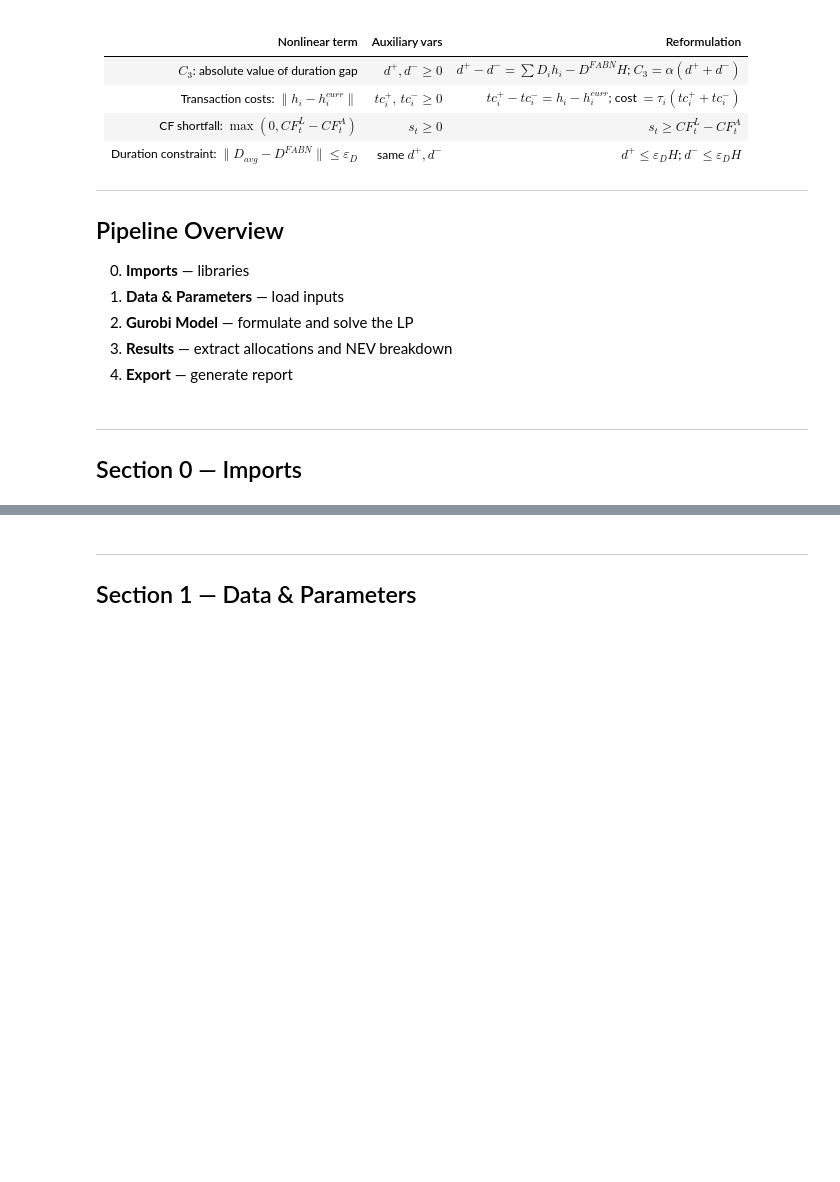
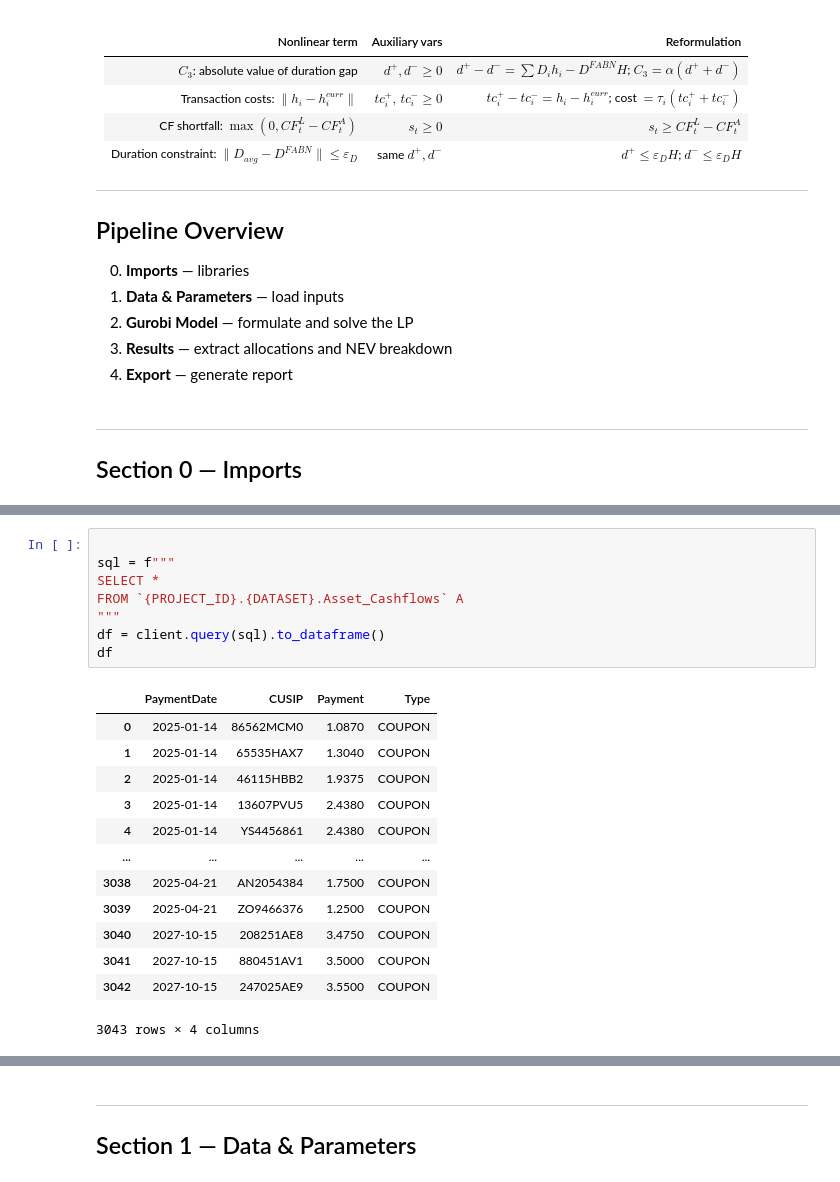
Before and after one commit to tutur787/Pyxidr-Capstone-Project, a Jupyter notebook: Optimization/FABN_Optimizer_Gurobi.ipynb, the cells around one changed output, grey strips where cells are left out. Saved outputs shown, nothing was run; the diff lists cells and outputs as text; blank space fills up the shorter version.

```diff
--- a/Optimization/FABN_Optimizer_Gurobi.ipynb
+++ b/Optimization/FABN_Optimizer_Gurobi.ipynb
@@ -69,0 +111,22 @@ print(f"Connected to project: {client.project}")
+# %%
+
+sql = f"""
+SELECT *
+FROM `{PROJECT_ID}.{DATASET}.Asset_Cashflows` A
+"""
+df = client.query(sql).to_dataframe()
+df
+# %% [output]
+|  | PaymentDate | CUSIP | Payment | Type |
+| 0 | 2025-01-14 | 86562MCM0 | 1.0870 | COUPON |
+| 1 | 2025-01-14 | 65535HAX7 | 1.3040 | COUPON |
+| 2 | 2025-01-14 | 46115HBB2 | 1.9375 | COUPON |
+| 3 | 2025-01-14 | 13607PVU5 | 2.4380 | COUPON |
+| 4 | 2025-01-14 | YS4456861 | 2.4380 | COUPON |
+| ... | ... | ... | ... | ... |
+| 3038 | 2025-04-21 | AN2054384 | 1.7500 | COUPON |
+| 3039 | 2025-04-21 | ZO9466376 | 1.2500 | COUPON |
+| 3040 | 2027-10-15 | 208251AE8 | 3.4750 | COUPON |
+| 3041 | 2027-10-15 | 880451AV1 | 3.5000 | COUPON |
+| 3042 | 2027-10-15 | 247025AE9 | 3.5500 | COUPON |
+3043 rows × 4 columns
```
Also changed, not shown: parts of 10 cells of this notebook, 2 other files.
